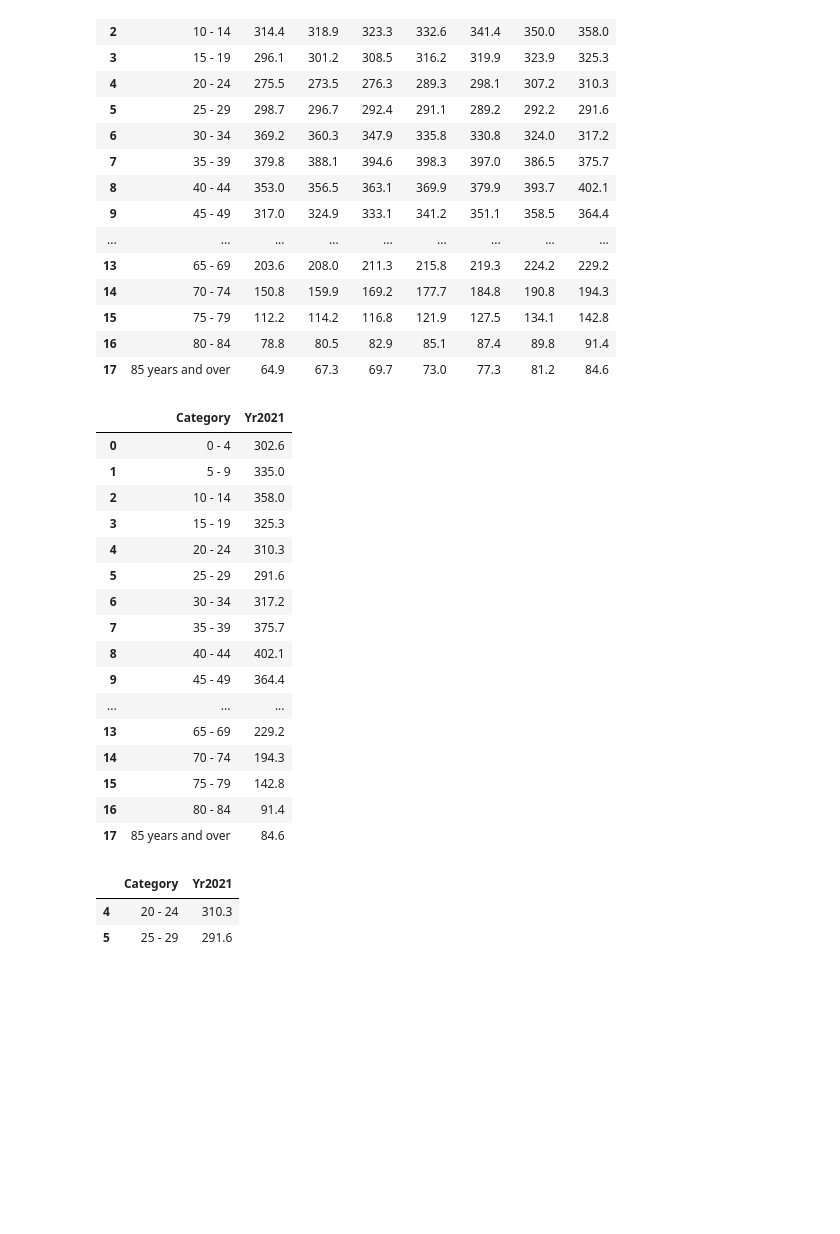
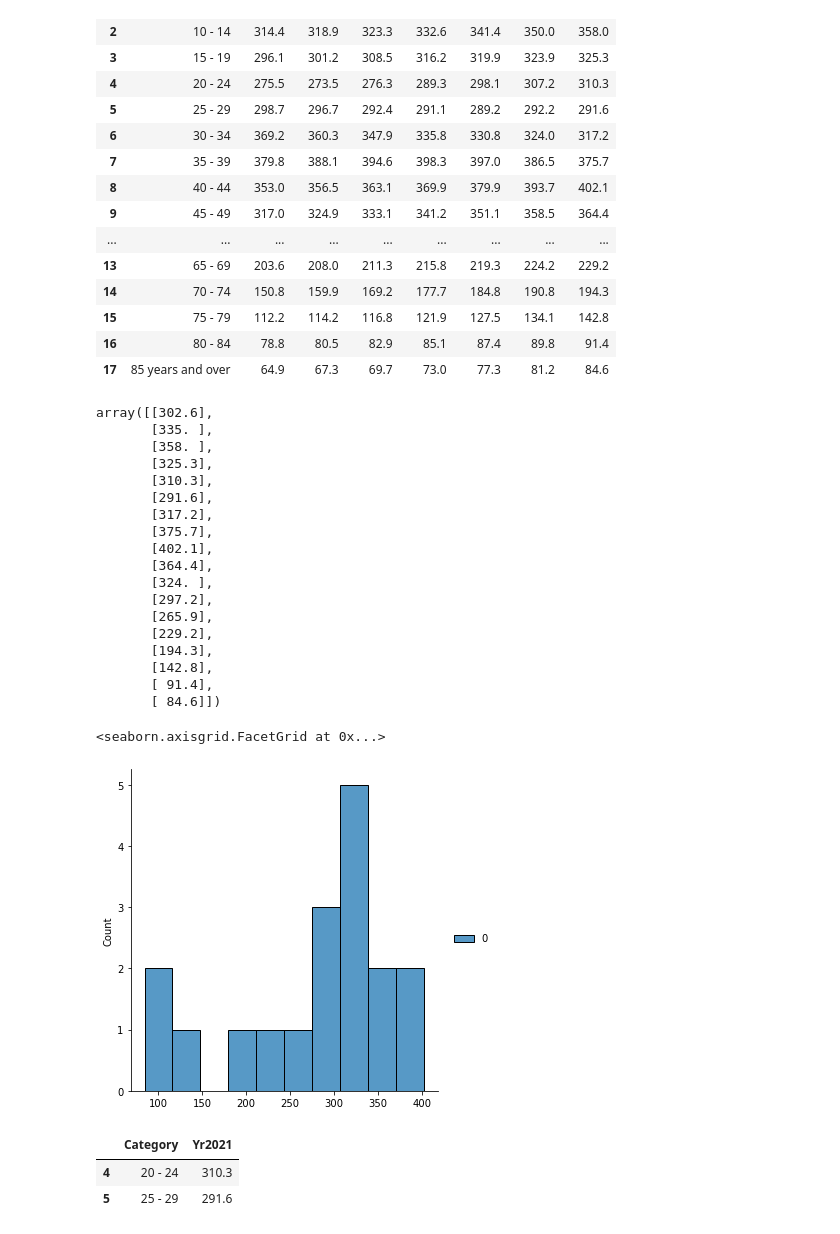
Before and after one commit to donneger/PFDA_Project_2021, a Jupyter notebook: PFDA_Project_2021.ipynb, the cells around one changed output. Drawn from its saved outputs; the diff is of its cells as text; code cells hidden in the pictures; blank space fills up the shorter version.

```diff
--- a/PFDA_Project_2021.ipynb
+++ b/PFDA_Project_2021.ipynb
@@ -90,26 +91,33 @@ df
 | 17 | 85 years and over | 64.9 | 67.3 | 69.7 | 73.0 | 77.3 | 81.2 | 84.6 |
 # %%
 # Getting just the 2021 data.
-df_21 = df[['Category' , 'Yr2021']]
-df_21
+df_21 = df[['Yr2021']]
+df_21np=df_21.to_numpy()
+df_21np
 # %% [output]
-|  | Category | Yr2021 |
-| 0 | 0 - 4 | 302.6 |
-| 1 | 5 - 9 | 335.0 |
-| 2 | 10 - 14 | 358.0 |
-| 3 | 15 - 19 | 325.3 |
-| 4 | 20 - 24 | 310.3 |
-| 5 | 25 - 29 | 291.6 |
-| 6 | 30 - 34 | 317.2 |
-| 7 | 35 - 39 | 375.7 |
-| 8 | 40 - 44 | 402.1 |
-| 9 | 45 - 49 | 364.4 |
-| ... | ... | ... |
-| 13 | 65 - 69 | 229.2 |
-| 14 | 70 - 74 | 194.3 |
-| 15 | 75 - 79 | 142.8 |
-| 16 | 80 - 84 | 91.4 |
-| 17 | 85 years and over | 84.6 |
+array([[302.6],
+       [335. ],
+       [358. ],
+       [325.3],
+       [310.3],
+       [291.6],
+       [317.2],
+       [375.7],
+       [402.1],
+       [364.4],
+       [324. ],
+       [297.2],
+       [265.9],
+       [229.2],
+       [194.3],
+       [142.8],
+       [ 91.4],
+       [ 84.6]])
+# %%
+sns.displot(data=df_21np, bins=10)
+# %% [output]
+<seaborn.axisgrid.FacetGrid at 0x...>
+[figure, added]
 # %%
 df_21.loc[4:5]
 # %% [output]
```
Also changed, not shown: parts of 7 cells of this notebook.
